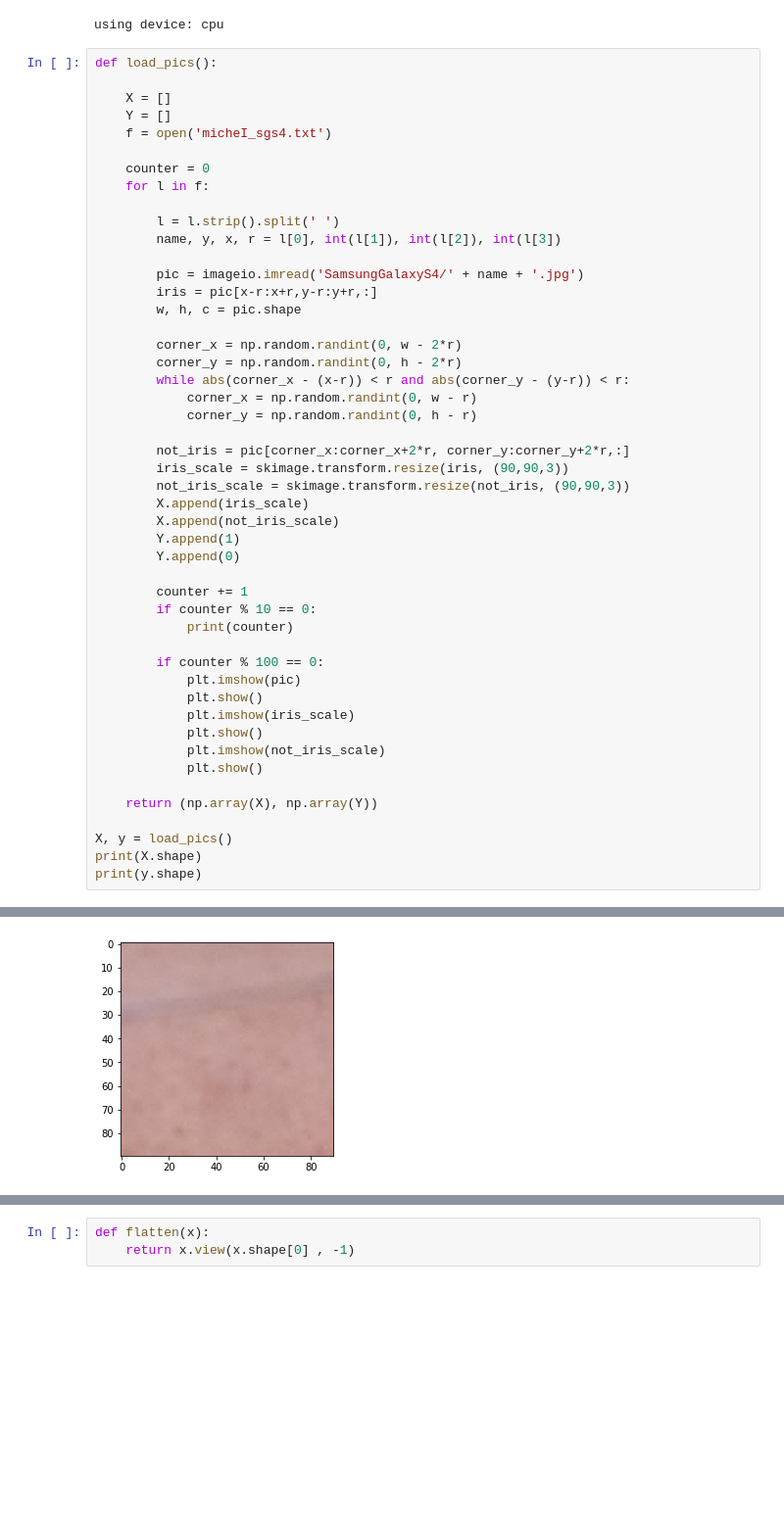
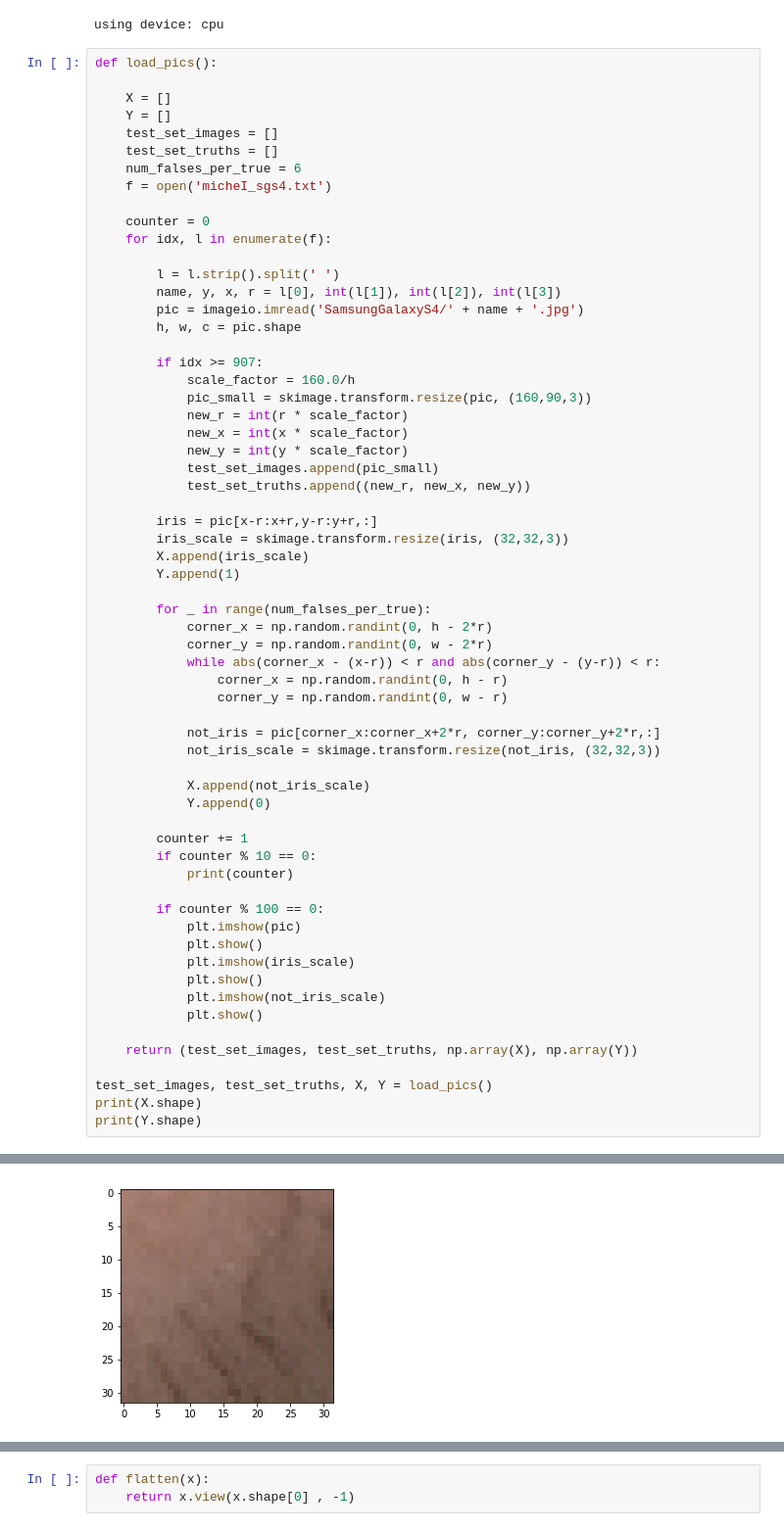
Before and after one commit to jamessye/iris_detector, a Jupyter notebook: Iris Binary Classifier.ipynb, the cells around one changed output, grey strips where cells are left out. Shown at 98% size. Cells and saved outputs as stored; diff of their text form; blank space fills up the shorter version.

```diff
--- a/Iris Binary Classifier.ipynb
+++ b/Iris Binary Classifier.ipynb
@@ -42,31 +36,45 @@ def load_pics():
 
     X = []
     Y = []
+    test_set_images = []
+    test_set_truths = []
+    num_falses_per_true = 6
     f = open('micheI_sgs4.txt')
 
     counter = 0
-    for l in f:
+    for idx, l in enumerate(f):
 
         l = l.strip().split(' ')
         name, y, x, r = l[0], int(l[1]), int(l[2]), int(l[3])
+        pic = imageio.imread('SamsungGalaxyS4/' + name + '.jpg')
+        h, w, c = pic.shape
 
-        pic = imageio.imread('SamsungGalaxyS4/' + name + '.jpg')
+        if idx >= 907:
+            scale_factor = 160.0/h
+            pic_small = skimage.transform.resize(pic, (160,90,3))
+            new_r = int(r * scale_factor)
+            new_x = int(x * scale_factor)
+            new_y = int(y * scale_factor)
+            test_set_images.append(pic_small)
+            test_set_truths.append((new_r, new_x, new_y))
+
         iris = pic[x-r:x+r,y-r:y+r,:]
-        w, h, c = pic.shape
+        iris_scale = skimage.transform.resize(iris, (32,32,3))
+        X.append(iris_scale)
+        Y.append(1)
 
-        corner_x = np.random.randint(0, w - 2*r)
-        corner_y = np.random.randint(0, h - 2*r)
-        while abs(corner_x - (x-r)) < r and abs(corner_y - (y-r)) < r:
-            corner_x = np.random.randint(0, w - r)
-            corner_y = np.random.randint(0, h - r)
+        for _ in range(num_falses_per_true):
+            corner_x = np.random.randint(0, h - 2*r)
+            corner_y = np.random.randint(0, w - 2*r)
+            while abs(corner_x - (x-r)) < r and abs(corner_y - (y-r)) < r:
+                corner_x = np.random.randint(0, h - r)
+                corner_y = np.random.randint(0, w - r)
 
-        not_iris = pic[corner_x:corner_x+2*r, corner_y:corner_y+2*r,:]
-        iris_scale = skimage.transform.resize(iris, (90,90,3))
-        not_iris_scale = skimage.transform.resize(not_iris, (90,90,3))
-        X.append(iris_scale)
-        X.append(not_iris_scale)
-        Y.append(1)
-        Y.append(0)
+            not_iris = pic[corner_x:corner_x+2*r, corner_y:corner_y+2*r,:]
+            not_iris_scale = skimage.transform.resize(not_iris, (32,32,3))
+
+            X.append(not_iris_scale)
+            Y.append(0)
 
         counter += 1
         if counter % 10 == 0:
@@ -80,11 +88,11 @@ def load_pics():
             plt.imshow(not_iris_scale)
             plt.show()
 
-    return (np.array(X), np.array(Y))
+    return (test_set_images, test_set_truths, np.array(X), np.array(Y))
 
-X, y = load_pics()
+test_set_images, test_set_truths, X, Y = load_pics()
 print(X.shape)
-print(y.shape)
+print(Y.shape)
 # %% [output]
 10
 20
@@ -101,4 +109,4 @@ print(y.shape)
-[figure, old version]
+[figure, new version]
 110
 120
 130
```
Also changed, not shown: parts of 12 cells of this notebook.
